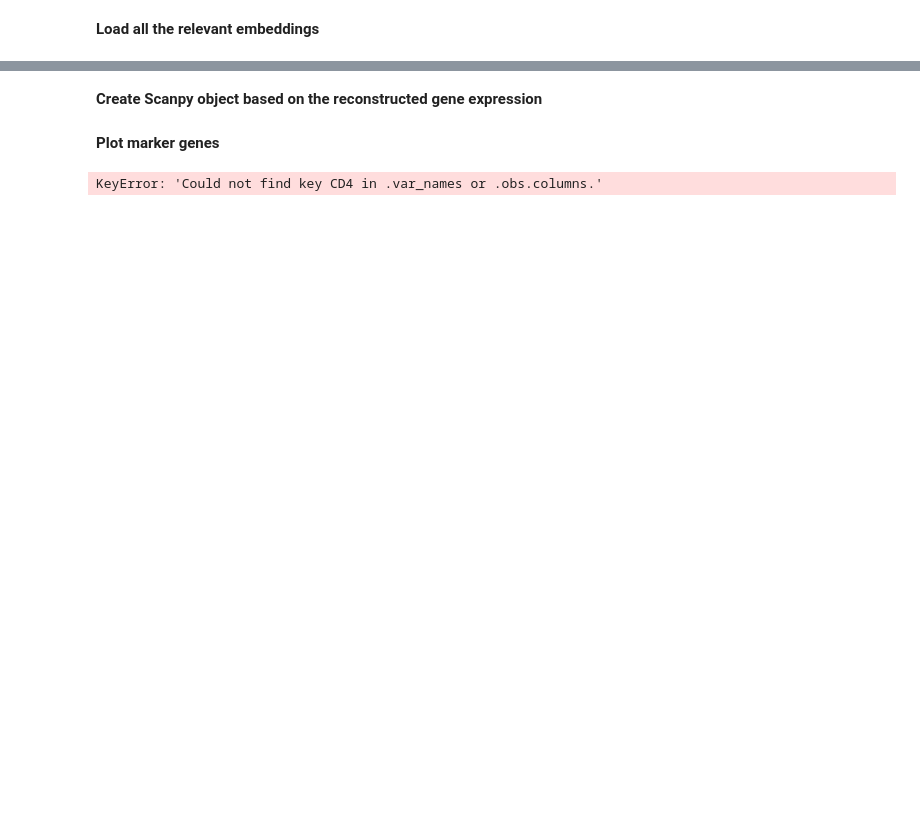
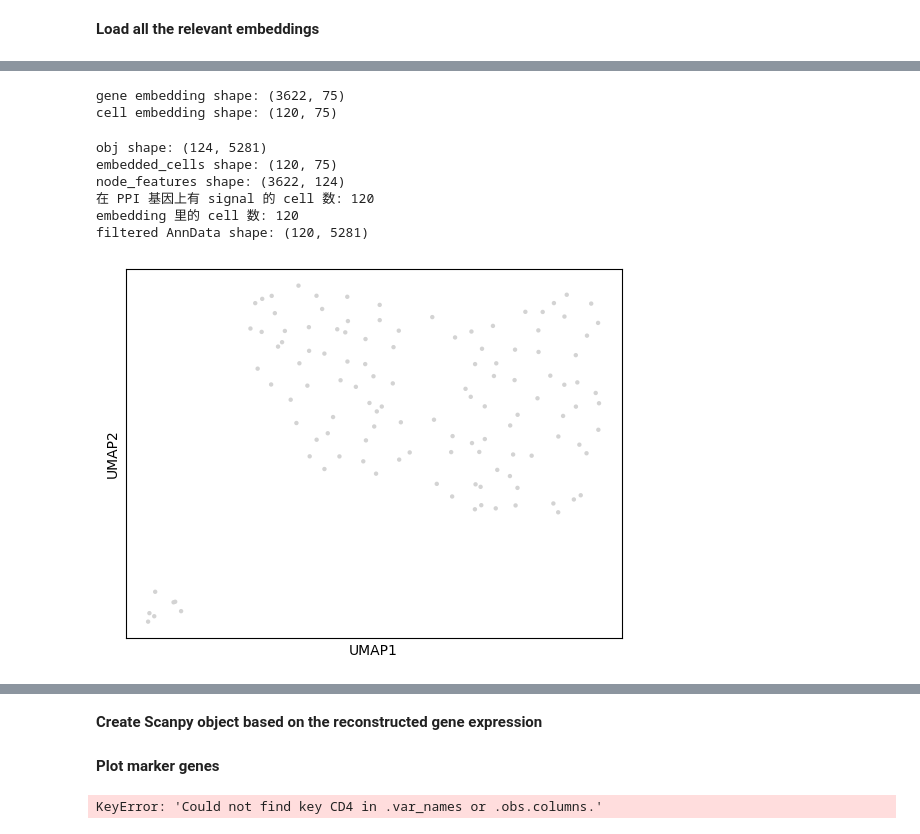
Before and after one commit to Lissiu/scNET, a Jupyter notebook: ““scNET_protein_2024.ipynb, the cells around one changed output, grey strips where cells are left out. Cells and saved outputs as stored; diff of their text form; code cells hidden in the pictures; blank space fills up the shorter version.

```diff
--- a/““scNET_protein_2024.ipynb
+++ b/““scNET_protein_2024.ipynb
@@ -111,0 +155,4 @@ hint: See above for details.
+# %%
+# ===== 7. log2 转换（蛋白强度 → log 表达）=====
+expr_log = np.log2(expr_gene + 1.0)
+expr_log.shape
@@ -510,7 +240,7 @@ Best Network AUC: 0.8772301442084351
 # %%
 # 从 scNET 的默认输出目录里取出 embedding 和重建结果
 embedded_genes, embedded_cells, node_features, out_features = \
-    scNET.load_embeddings("test")   # 👈 这里的 "test" 要和你 run_scNET 时的 model_name 一致
+    scNET.load_embeddings("ts_scp_protein_scnet")   # 👈 这里的 "test" 要和你 run_scNET 时的 model_name 一致
 
 # 如果你想要一个重建后的 AnnData（可选）
 recon_obj = scNET.create_reconstructed_obj(
@@ -602,7 +331,7 @@ Mounted at /content/gdrive_new
 # %% [markdown]
 **Load all the relevant embeddings**
 # %%
-embedded_genes, embedded_cells, node_features , out_features =  scNET.load_embeddings("test")
+embedded_genes, embedded_cells, node_features , out_features =  scNET.load_embeddings("ts_scp_protein_scnet")
 # %%
 # 先看一下当前形状
 print("obj shape (cells, genes):", obj.shape)
@@ -670,0 +346,54 @@ ValueError: Value passed for key 'X_scnet' is of incorrect shape. Values of obsm
+# %%
+embedded_genes, embedded_cells, node_features, out_features = \
+    scNET.load_embeddings(model_name)
+
+print("gene embedding shape:", embedded_genes.shape)
+print("cell embedding shape:", embedded_cells.shape)
+# %% [output]
+gene embedding shape: (3622, 75)
+cell embedding shape: (120, 75)
+# %%
+import numpy as np
+import scanpy as sc
+
+print("obj shape:", obj.shape)
+print("embedded_cells shape:", embedded_cells.shape)
+print("node_features shape:", getattr(node_features, "shape", None))
+
+# 1. 从 node_features 里找 scNET 真正用到的细胞
+#    node_features 的列名就是 cell 名（长度 124）
+cell_sums = node_features.sum(axis=0)
+cells_used = cell_sums[cell_sums > 0].index   # 只取在 PPI 基因上不是全 0 的 cell
+
+print("在 PPI 基因上有 signal 的 cell 数:", len(cells_used))
+print("embedding 里的 cell 数:", embedded_cells.shape[0])
+
+# 正常情况下这里应该是 120 == 120
+if len(cells_used) != embedded_cells.shape[0]:
+    print("⚠️ 非零 cell 数跟 embedding 数不一样，先按前 n 个 cell 对齐")
+    cells_used = node_features.columns[:embedded_cells.shape[0]]
+
+# 2. 用这 120 个 cell 从原始 obj 里截出一个新的 AnnData
+adata_scnet = obj[cells_used].copy()
+
+print("filtered AnnData shape:", adata_scnet.shape)
+
+# 3. 把 cell embedding 塞进 obsm（保证是二维）
+emb_arr = np.asarray(embedded_cells)
+if emb_arr.ndim == 1:
+    emb_arr = emb_arr.reshape(-1, 1)
+
+adata_scnet.obsm["X_scnet"] = emb_arr
+
+# 4. 用 scNET 的 embedding 做 neighbors + UMAP
+sc.pp.neighbors(adata_scnet, use_rep="X_scnet")
+sc.tl.umap(adata_scnet)
+sc.pl.umap(adata_scnet, size=40)
+# %% [output]
+obj shape: (124, 5281)
+embedded_cells shape: (120, 75)
+node_features shape: (3622, 124)
+在 PPI 基因上有 signal 的 cell 数: 120
+embedding 里的 cell 数: 120
+filtered AnnData shape: (120, 5281)
+[figure, added]
```
Also changed, not shown: parts of 45 cells of this notebook.
